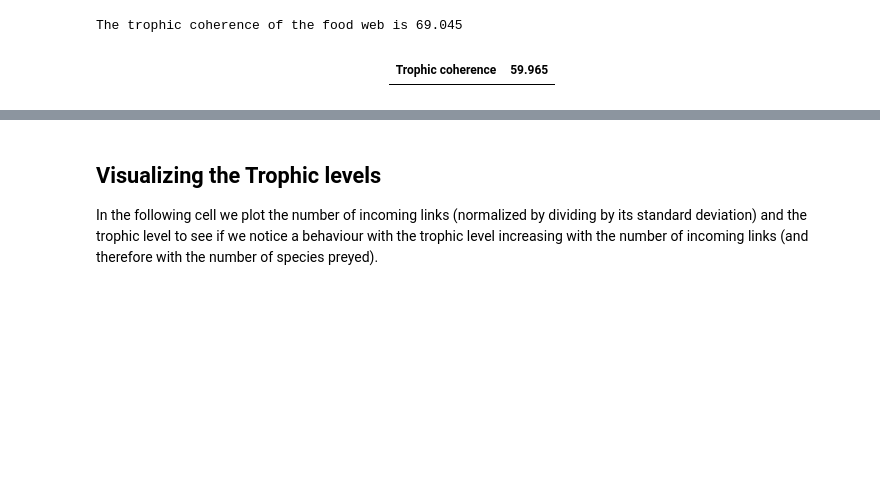
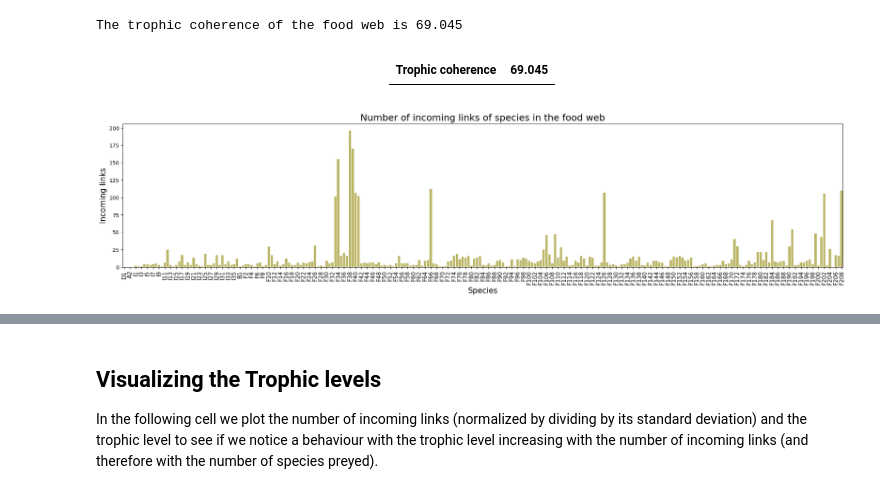
Before and after one commit to tommasoamico/PhysicalModelsOfLivingSystems, a Jupyter notebook: Week_4_assigment/Tommaso_Amico_week4.ipynb, the cells around one changed output, grey strips where cells are left out. Drawn from its saved outputs; the diff is of its cells as text; code cells hidden in the pictures; blank space fills up the shorter version.

Commit message:
Added a couple of plots regarding the trophic similarity

```diff
--- a/Week_4_assigment/Tommaso_Amico_week4.ipynb
+++ b/Week_4_assigment/Tommaso_Amico_week4.ipynb
@@ -856,7 +856,22 @@ The trophic coherence of the food web is 69.045
 # %% [markdown]
 <center>
 
-| **Trophic coherence** | 59.965 |
+| **Trophic coherence** | 69.045 |
 |-----------------------|--------|
 
 </center>
+# %%
+fig, ax = plt.subplots(1, 1, figsize=(25, 5))
+
+# In the label we put 1 every 2 species for a better visualization
+
+ax.bar(np.arange(len(food_web)), incoming_links_df['Incoming links'], color = 'darkkhaki')
+ax.set_xticks(np.arange(len(food_web))[::2])
+ax.set_xticklabels(food_web.index[::2], rotation = 90, fontsize = 11)
+ax.set_xlim(-0.5, len(food_web.index) - 0.5)
+ax.set_xlabel('Species', fontsize = 15)
+ax.set_ylabel('Incoming links', fontsize = 15)
+ax.set_title('Number of incoming links of species in the food web', fontsize = 18)
+plt.show()
+# %% [output]
+[figure, added]
```
Also changed, not shown: parts of 1 cell of this notebook.
